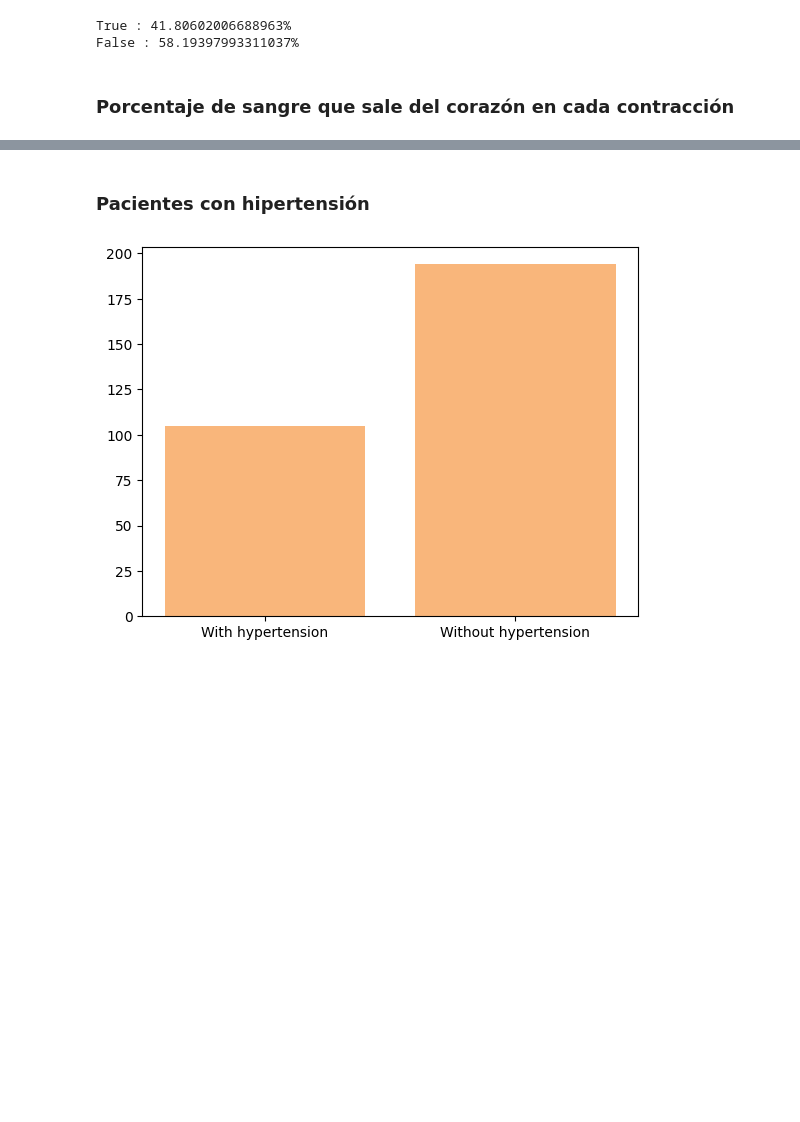
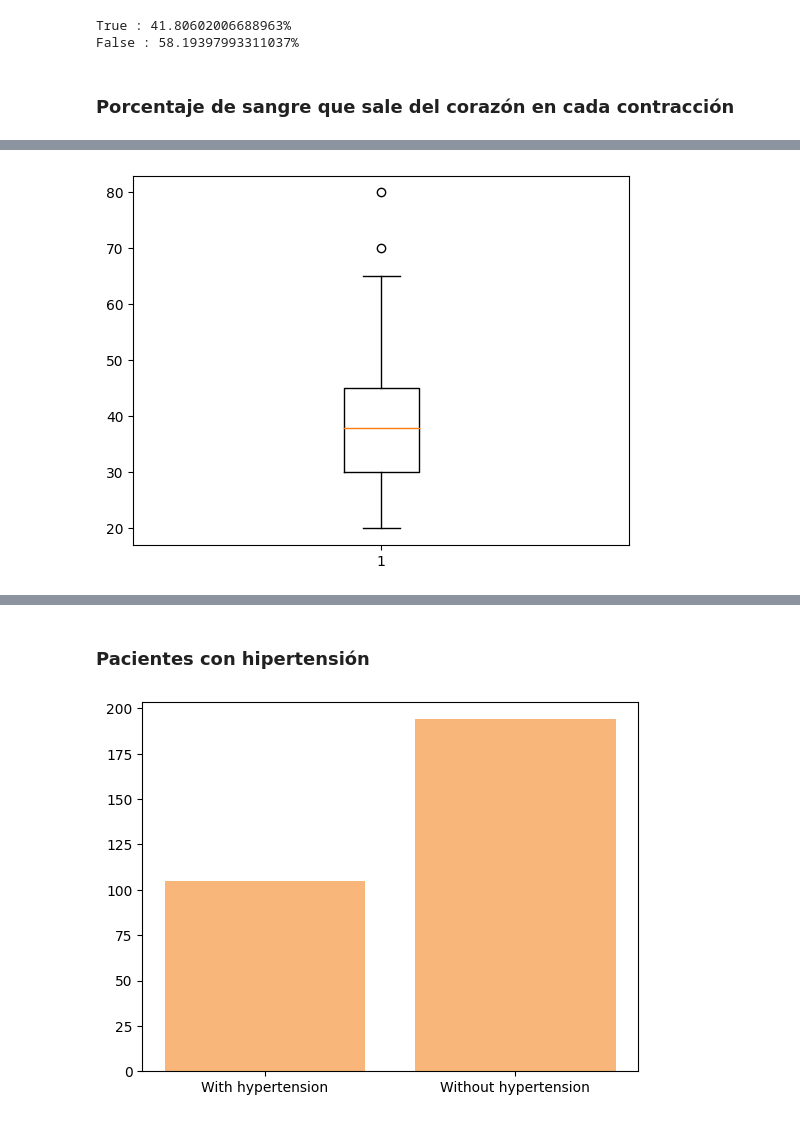
Before and after one commit to BertaVives/Analisis-de-la-insuficiencia-cardiaca, a Jupyter notebook: src/EDA.ipynb, the cells around one changed output, grey strips where cells are left out. Saved outputs shown, nothing was run; the diff lists cells and outputs as text; code cells hidden in the pictures; blank space fills up the shorter version.

```diff
--- a/src/EDA.ipynb
+++ b/src/EDA.ipynb
@@ -287,3 +297,8 @@ sm.qqplot(data['EjectionFraction'],fit=True,line='q');
+# %%
+plt.boxplot(data['EjectionFraction'])
+plt.show()
+# %% [output]
+[figure, added]
 # %%
 med_tend_central(data.EjectionFraction)
 med_var(data.EjectionFraction)
```
Also changed, not shown: parts of 27 cells of this notebook.
